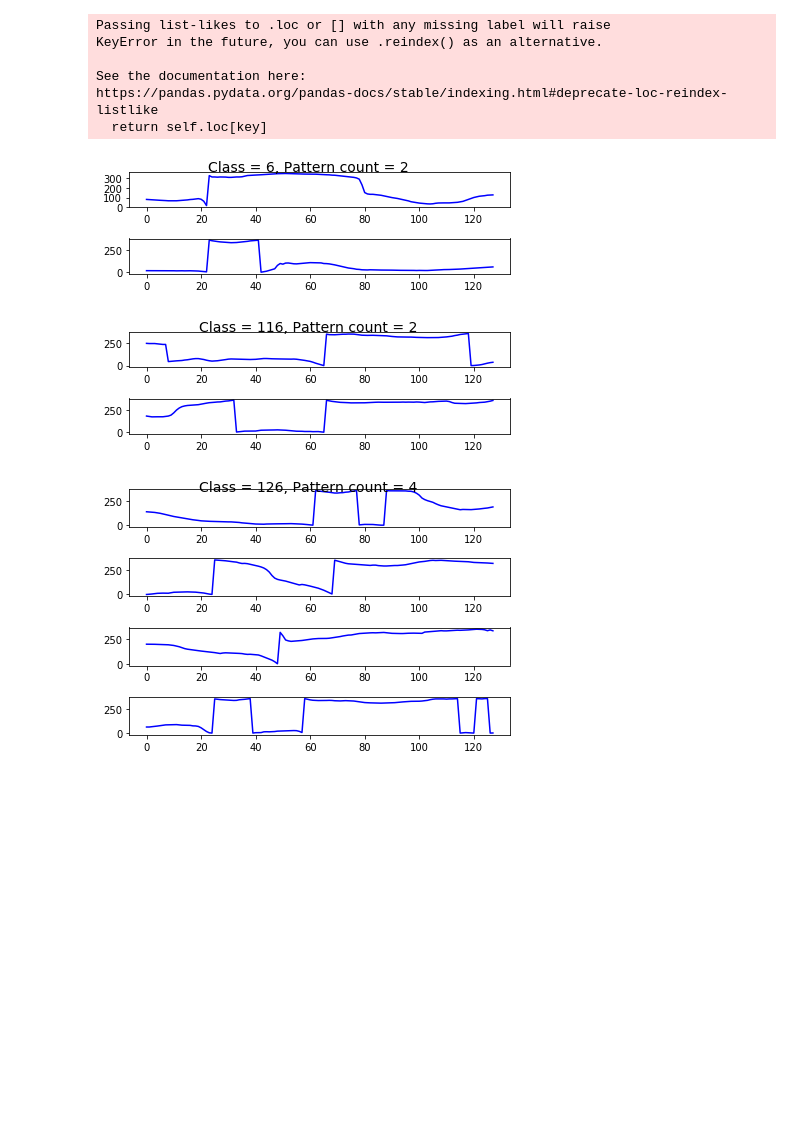
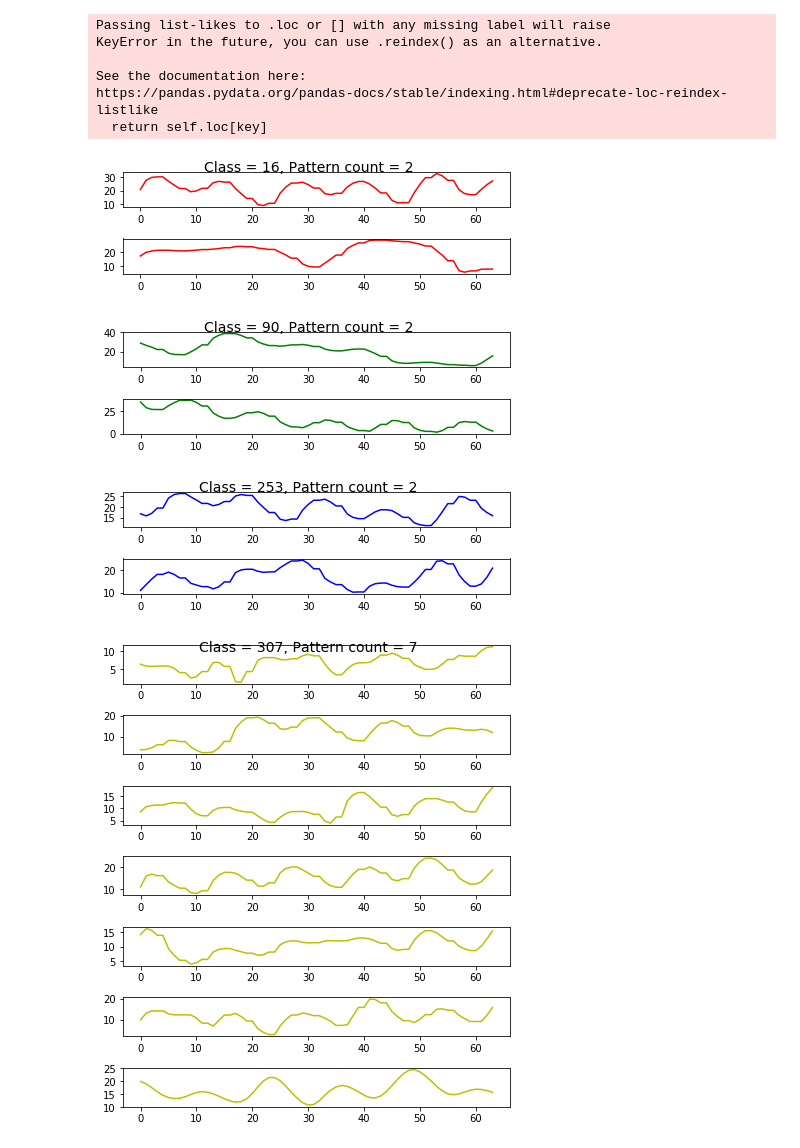
Before and after one commit to ZoyaV/TSWC, a Jupyter notebook: JupyterExperiments/I-Kmeans_test.ipynb, the cells around one changed output. Cells and saved outputs as stored; diff of their text form; code cells hidden in the pictures; blank space fills up the shorter version.

```diff
--- a/JupyterExperiments/I-Kmeans_test.ipynb
+++ b/JupyterExperiments/I-Kmeans_test.ipynb
@@ -65,11 +78,14 @@ KeyError in the future, you can use .reindex() as an alternative.
 See the documentation here:
 https://pandas.pydata.org/pandas-docs/stable/indexing.html#deprecate-loc-reindex-listlike
   return self.loc[key]
-# %%
-patterns[1].plot()
-patterns[10].plot()
-patterns[106].plot(count = 4)
-# %% [output]
-[figure, removed]
-[figure, removed]
-[figure, removed]
+# %%
+patterns[0].plot(color = 'r', save = 'True')
+patterns[8].plot(color = 'g', save = 'True')
+patterns[29].plot(color = 'b', save = 'True')
+patterns[235].plot(color = 'y', save = 'True')
+patterns[330].plot(count = 4, color = 'c', save = 'True')
+# %% [output]
+[figure, added]
+[figure, added]
+[figure, added]
+[figure, added]
```
Also changed, not shown: parts of 6 cells of this notebook.
